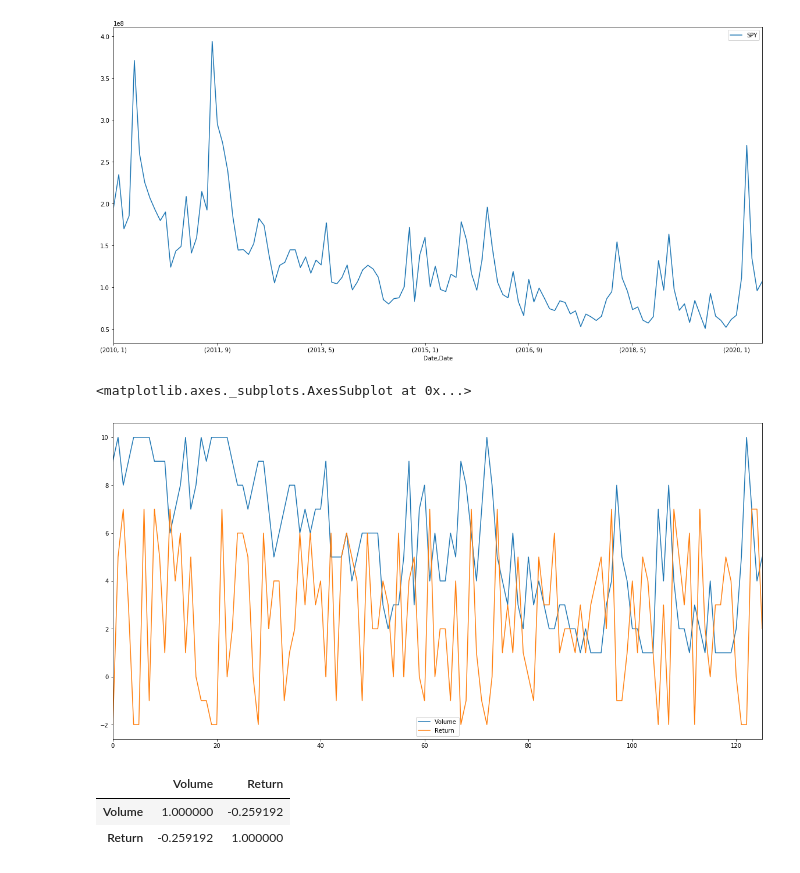
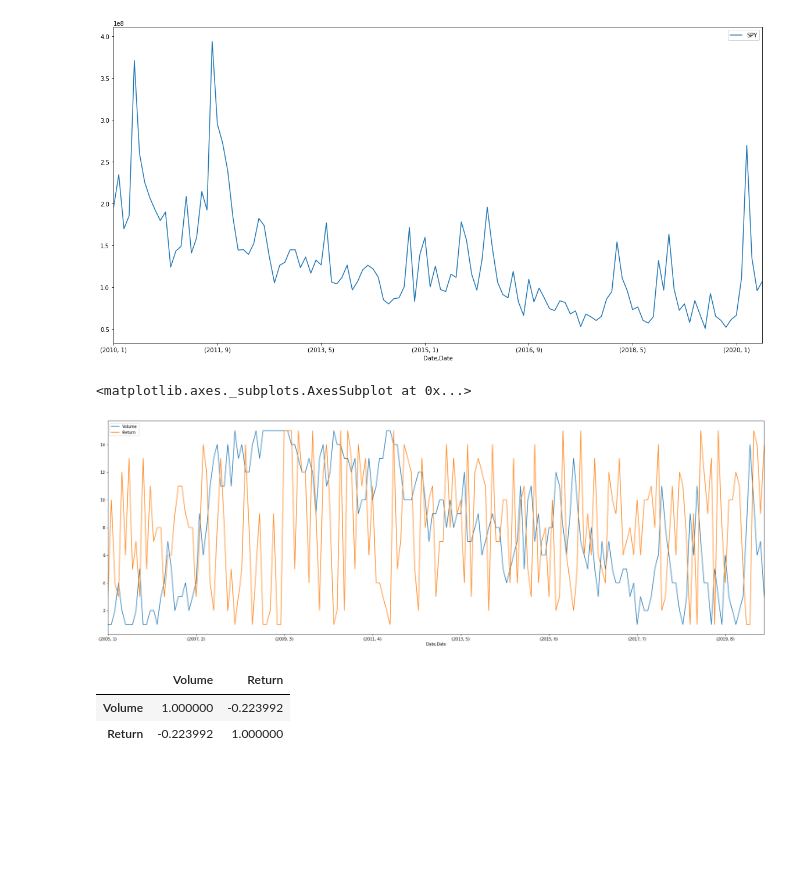
Before and after one commit to Askelan-cyber/ACIA, a Jupyter notebook: Akshay's_Notebook.ipynb, the cells around one changed output. Drawn from its saved outputs; the diff is of its cells as text; code cells hidden in the pictures; blank space fills up the shorter version.

Commit message:
updating volume notebook

```diff
--- a/Akshay's_Notebook.ipynb
+++ b/Akshay's_Notebook.ipynb
@@ -21,7 +21,7 @@ import hvplot.pandas
 tickers = ['SPY', 'IWM', 'VWO', 'BIZD', 'USRT', 'GLD', 'BLOK', 'VGLT', 'STIP', 'UUP', 'DBO', 'SHY']
 # %%
 port_df = pd.DataFrame()
-port_df = yf.download(tickers, start="2010-01-01", end="2020-06-30")
+port_df = yf.download(tickers, start="2005-01-01", end="2020-07-30")
 port_df.head()
 # %% [output]
 [*********************100%***********************]  12 of 12 completed
@@ -108,9 +148,7 @@ Volume_spy_graph = v_spy.groupby([v_spy.index.year, v_spy.index.month]).mean().p
 # %% [output]
 [figure]
 # %%
-spy_lables_v = pd.qcut(v_spy.groupby([v_spy.index.year, v_spy.index.month]).mean()["Volume"], 10, labels=[1, 2, 3, 4, 5, 6, 7, 8, 9, 10])
-spy_lables_p = pd.qcut(v_spy.groupby([v_spy.index.year, v_spy.index.month]).mean()["Return"], 10, labels=[-2, -1, 0, 1, 2, 3, 4, 5, 6, 7])
-
-#spy_lables_p = pd.qcut(v_spy.groupby([v_spy.index.year, v_spy.index.month]).mean()["Return"], 10, labels=["1", "2", "3", "4", "5", "6", "7", "8", "9", "10"])
+spy_lables_v = pd.qcut(v_spy.groupby([v_spy.index.year, v_spy.index.month]).mean()["Volume"], 15, labels=[1, 2, 3, 4, 5, 6, 7, 8, 9, 10, 11, 12, 13, 14, 15])
+spy_lables_p = pd.qcut(v_spy.groupby([v_spy.index.year, v_spy.index.month]).mean()["Return"], 15, labels=[1, 2, 3, 4, 5, 6, 7, 8, 9, 10, 11, 12, 13, 14, 15])
 # %%
 joined = pd.concat([spy_lables_v, spy_lables_p], axis=1)
@@ -119,14 +157,14 @@ joined.reset_index(drop=True, inplace=True)
 joined["Volume"] = pd.to_numeric(joined["Volume"])
 joined["Return"] = pd.to_numeric(joined["Return"])
 # %%
-joined.plot(figsize=(20,10))
+joined.plot(figsize=(30,10))
 # %% [output]
 <matplotlib.axes._subplots.AxesSubplot at 0x...>
-[figure, old version]
+[figure, new version]
 # %%
 corr = joined.corr()
 corr
 # %% [output]
 |  | Volume | Return |
-| Volume | 1.000000 | -0.259192 |
-| Return | -0.259192 | 1.000000 |
+| Volume | 1.000000 | -0.223992 |
+| Return | -0.223992 | 1.000000 |
```
Also changed, not shown: parts of 10 cells of this notebook.
